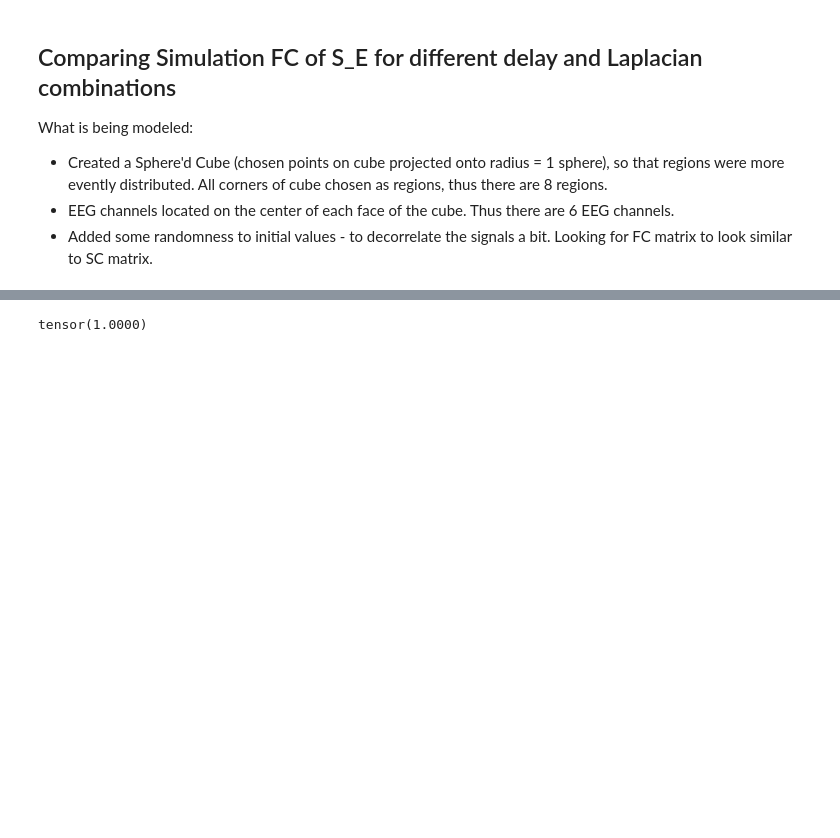
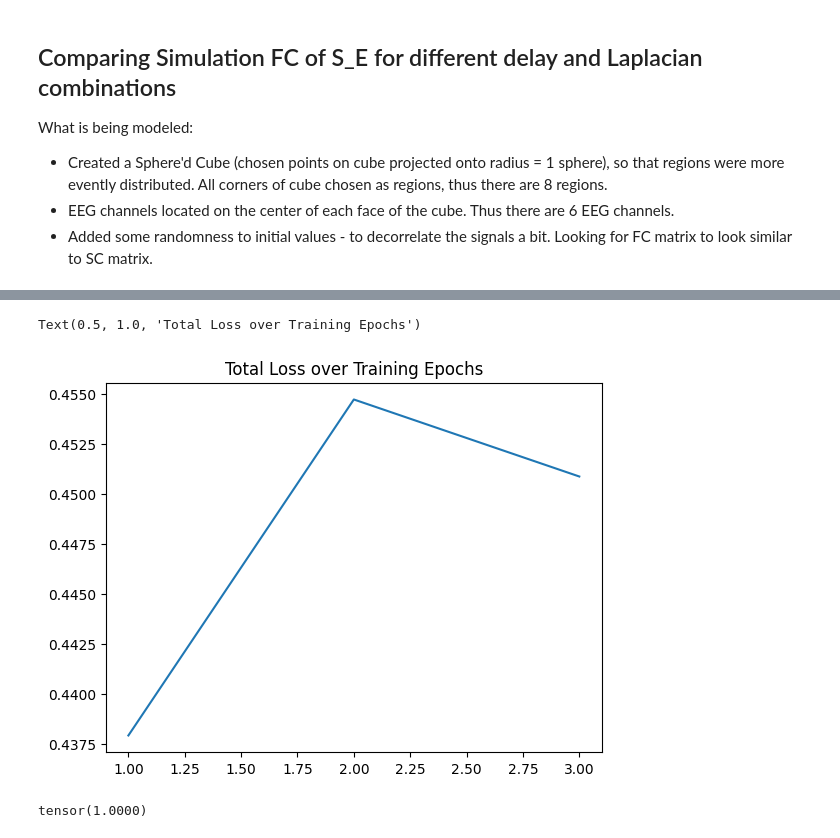
Before and after one commit to GriffithsLab/whobpyt, a Jupyter notebook: examples/Multimodal_Simulation_Example_Comparing_Delayed_Laplacian_2022-05-30.ipynb, the cells around one changed output, grey strips where cells are left out. Saved outputs shown, nothing was run; the diff lists cells and outputs as text; code cells hidden in the pictures; blank space fills up the shorter version.

```diff
--- a/examples/Multimodal_Simulation_Example_Comparing_Delayed_Laplacian_2022-05-30.ipynb
+++ b/examples/Multimodal_Simulation_Example_Comparing_Delayed_Laplacian_2022-05-30.ipynb
@@ -13,0 +203,6 @@ from whobpyt.fit import Model_fitting
+# %%
+plt.plot(np.arange(1,len(F.trainingStats.loss)+1), F.trainingStats.loss)
+plt.title("Total Loss over Training Epochs")
+# %% [output]
+Text(0.5, 1.0, 'Total Loss over Training Epochs')
+[figure, added]
```
Also changed, not shown: parts of 7 cells of this notebook, 3 other files.
